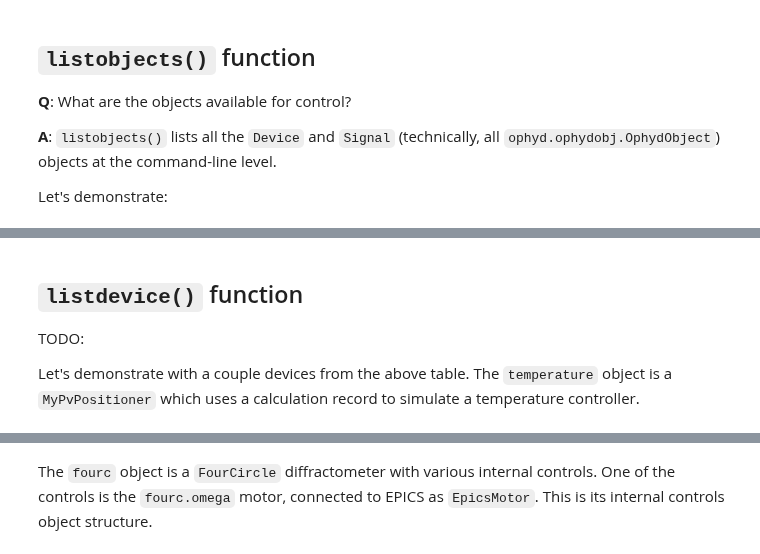
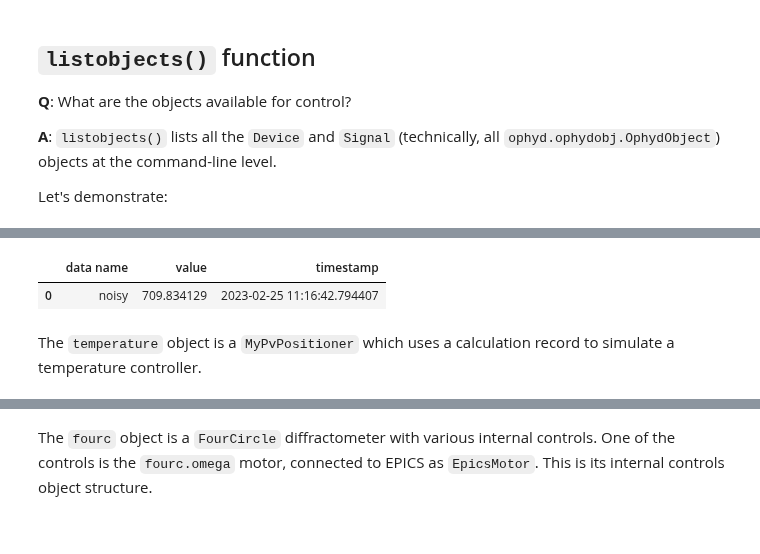
Before and after one commit to dogrecajb/apstools, a Jupyter notebook: docs/source/examples/ho_list_control_objects.ipynb, the cells around one changed output, grey strips where cells are left out. Cells and saved outputs as stored; diff of their text form; code cells hidden in the pictures.

```diff
--- a/docs/source/examples/ho_list_control_objects.ipynb
+++ b/docs/source/examples/ho_list_control_objects.ipynb
@@ -103,9 +151,11 @@ timebase    EpicsSignalRO                    gp:scaler1.S1  channel counter
+# %%
+from apstools.utils import listdevice
+listdevice(noisy)
+# %% [output]
+|  | data name | value | timestamp |
+| 0 | noisy | 709.834129 | 2023-02-25 11:16:42.794407 |
 # %% [markdown]
-## `listdevice()` function
-
-TODO:
-
-Let's demonstrate with a couple devices from the above table.  The `temperature` object is a `MyPvPositioner` which uses a calculation record to simulate a temperature controller.
+The `temperature` object is a `MyPvPositioner` which uses a calculation record to simulate a temperature controller.
 # %%
 listdevice(temperature)
 # %% [output]
```
Also changed, not shown: parts of 32 cells of this notebook, 1 other file.
